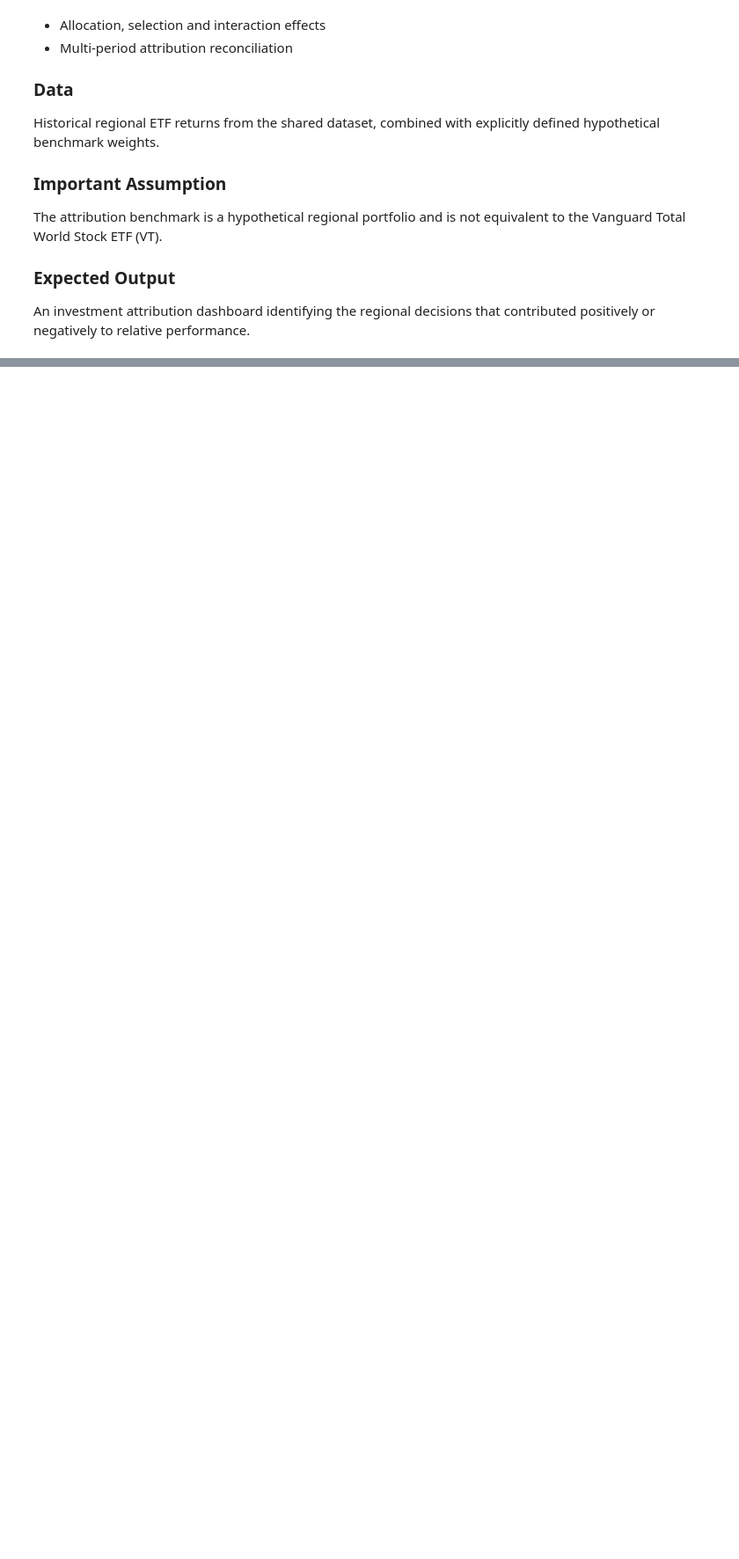
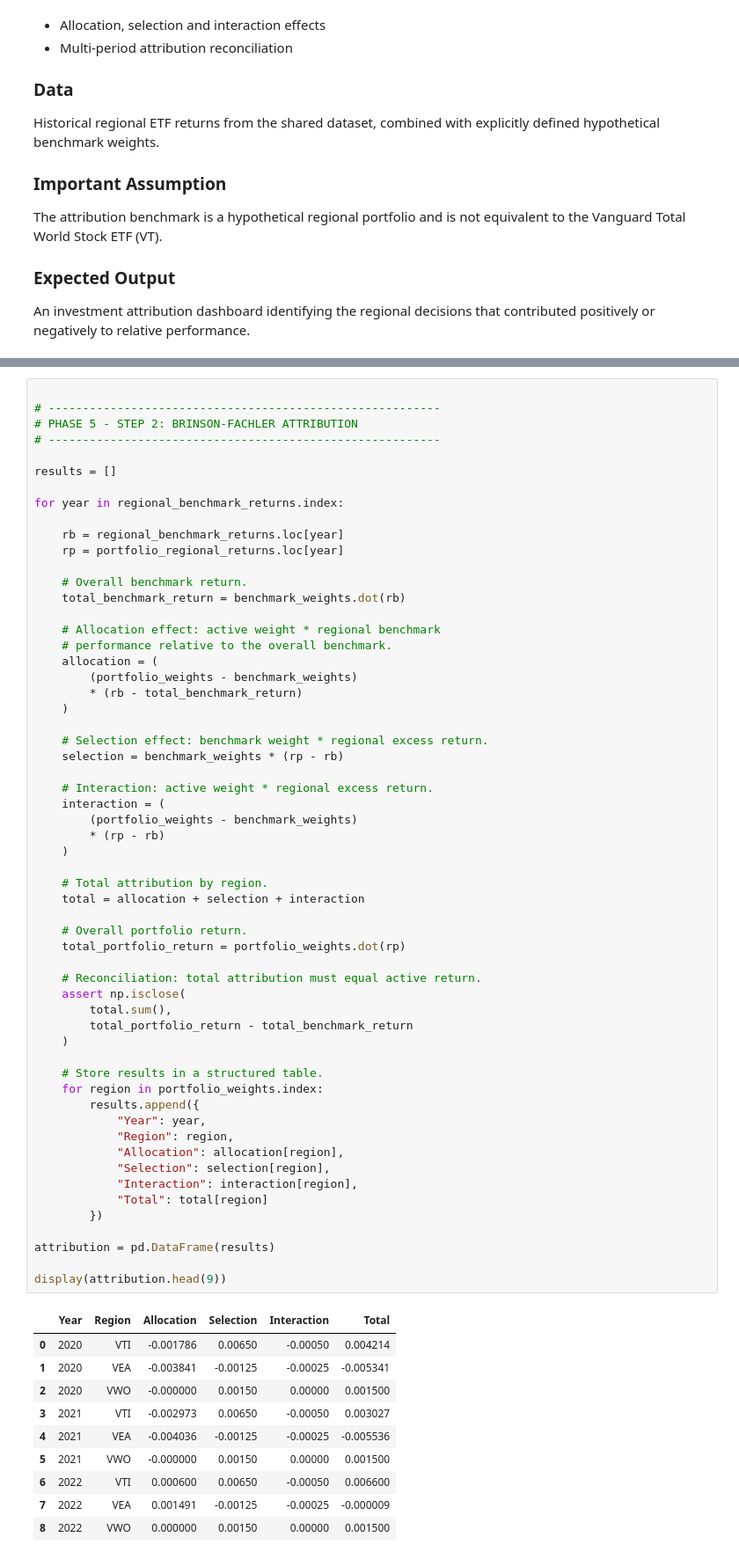
Before and after one commit to romanotancredi/equity-investment-research-portfolio, a Jupyter notebook: 05_brinson_performance_attribution.ipynb, the cells around one changed output, grey strips where cells are left out. Shown at 88% size. Cells and saved outputs as stored; diff of their text form; blank space fills up the shorter version.

```diff
--- a/05_brinson_performance_attribution.ipynb
+++ b/05_brinson_performance_attribution.ipynb
@@ -33,0 +86,69 @@ negatively to relative performance.
+# %%
+
+# ---------------------------------------------------------
+# PHASE 5 - STEP 2: BRINSON-FACHLER ATTRIBUTION
+# ---------------------------------------------------------
+
+results = []
+
+for year in regional_benchmark_returns.index:
+
+    rb = regional_benchmark_returns.loc[year]
+    rp = portfolio_regional_returns.loc[year]
+
+    # Overall benchmark return.
+    total_benchmark_return = benchmark_weights.dot(rb)
+
+    # Allocation effect: active weight * regional benchmark
+    # performance relative to the overall benchmark.
+    allocation = (
+        (portfolio_weights - benchmark_weights)
+        * (rb - total_benchmark_return)
+    )
+
+    # Selection effect: benchmark weight * regional excess return.
+    selection = benchmark_weights * (rp - rb)
+
+    # Interaction: active weight * regional excess return.
+    interaction = (
+        (portfolio_weights - benchmark_weights)
+        * (rp - rb)
+    )
+
+    # Total attribution by region.
+    total = allocation + selection + interaction
+
+    # Overall portfolio return.
+    total_portfolio_return = portfolio_weights.dot(rp)
+
+    # Reconciliation: total attribution must equal active return.
+    assert np.isclose(
+        total.sum(),
+        total_portfolio_return - total_benchmark_return
+    )
+
+    # Store results in a structured table.
+    for region in portfolio_weights.index:
+        results.append({
+            "Year": year,
+            "Region": region,
+            "Allocation": allocation[region],
+            "Selection": selection[region],
+            "Interaction": interaction[region],
+            "Total": total[region]
+        })
+
+attribution = pd.DataFrame(results)
+
+display(attribution.head(9))
+# %% [output]
+|  | Year | Region | Allocation | Selection | Interaction | Total |
+| 0 | 2020 | VTI | -0.001786 | 0.00650 | -0.00050 | 0.004214 |
+| 1 | 2020 | VEA | -0.003841 | -0.00125 | -0.00025 | -0.005341 |
+| 2 | 2020 | VWO | -0.000000 | 0.00150 | 0.00000 | 0.001500 |
+| 3 | 2021 | VTI | -0.002973 | 0.00650 | -0.00050 | 0.003027 |
+| 4 | 2021 | VEA | -0.004036 | -0.00125 | -0.00025 | -0.005536 |
+| 5 | 2021 | VWO | -0.000000 | 0.00150 | 0.00000 | 0.001500 |
+| 6 | 2022 | VTI | 0.000600 | 0.00650 | -0.00050 | 0.006600 |
+| 7 | 2022 | VEA | 0.001491 | -0.00125 | -0.00025 | -0.000009 |
+| 8 | 2022 | VWO | 0.000000 | 0.00150 | 0.00000 | 0.001500 |
```
Also changed, not shown: parts of 3 cells of this notebook.
